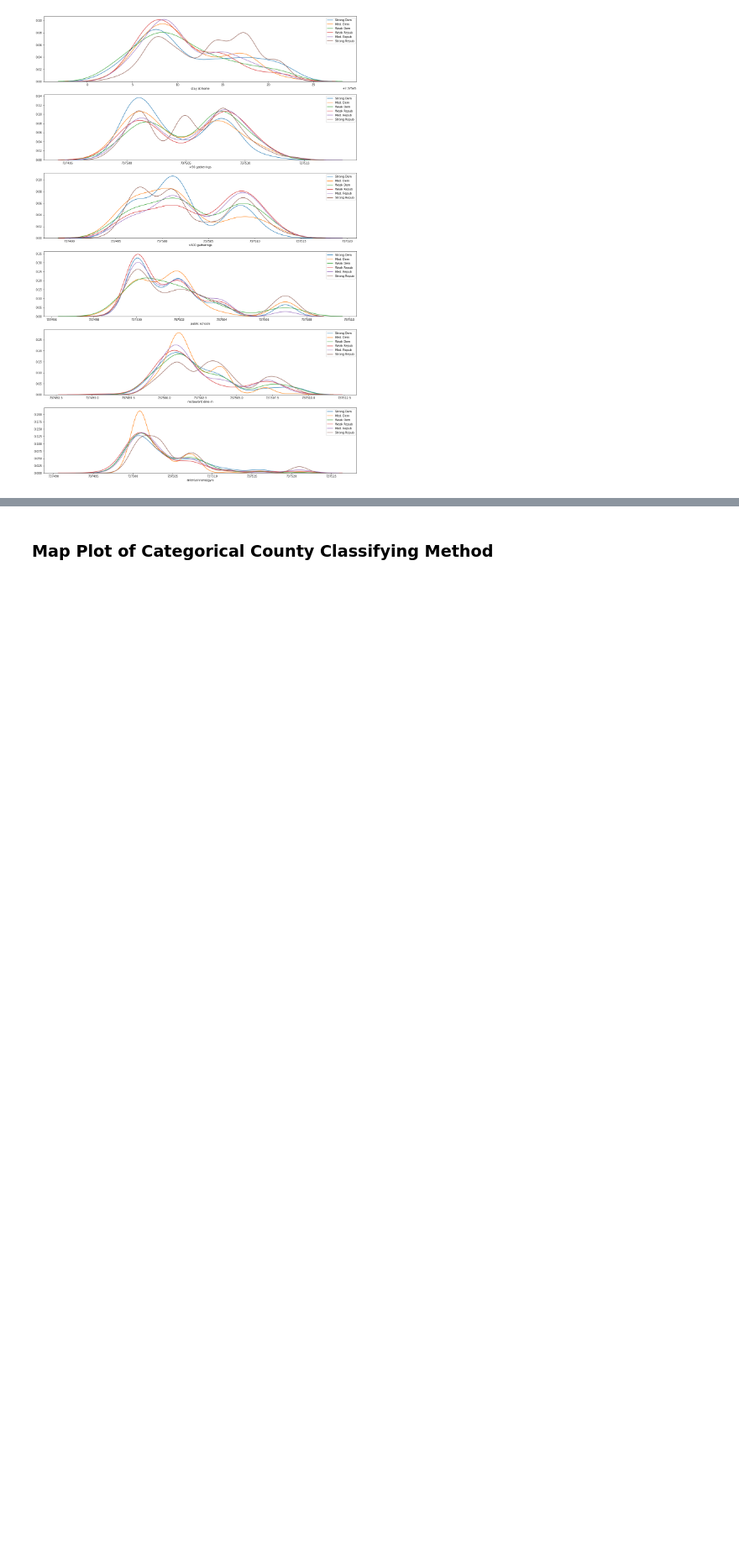
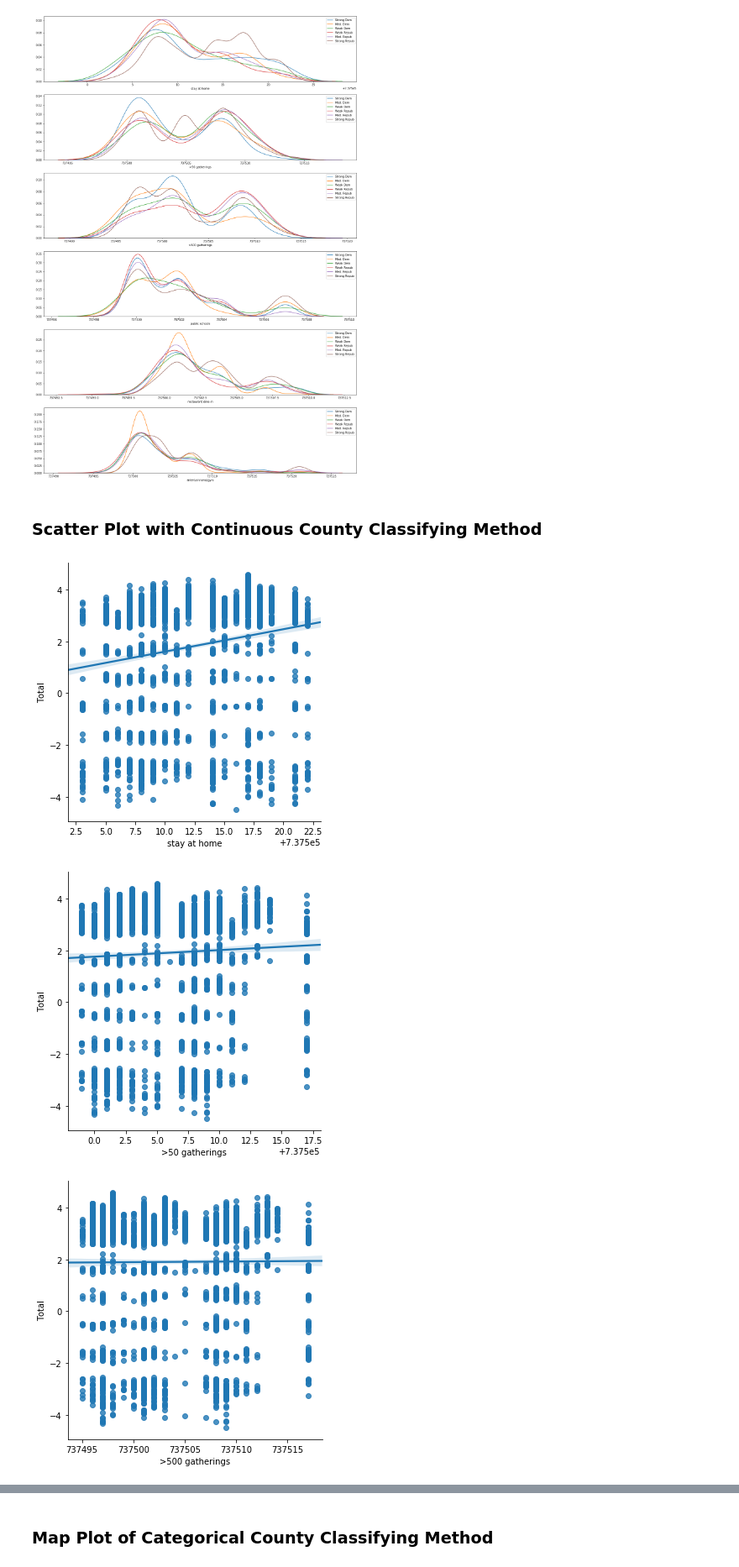
Before and after one commit to joshuaiokua/data100_final-project, a Jupyter notebook: Josh_notebook.ipynb, the cells around one changed output, grey strips where cells are left out. Shown at 84% size. Drawn from its saved outputs; the diff is of its cells as text; code cells hidden in the pictures; blank space fills up the shorter version.

Commit message:
Google WIP, but other done and with dist and map plots

```diff
--- a/Josh_notebook.ipynb
+++ b/Josh_notebook.ipynb
@@ -133,3 +133,14 @@ for ax_position, column in enumerate(columns):
 plt.legend();
 # %% [output]
 [figure]
+# %% [markdown]
+### Scatter Plot with Continuous County Classifying Method
+# %%
+# y is county political range with 5 being whole county voted republican for the past five elections and
+# -5 being the opposite but for dems
+for column in cont_merged.columns.tolist()[5:11]:
+    sns.lmplot(column, 'Total', cont_merged)
+# %% [output]
+[figure, added]
+[figure, added]
+[figure, added]
```
Also changed, not shown: parts of 2 cells of this notebook.
